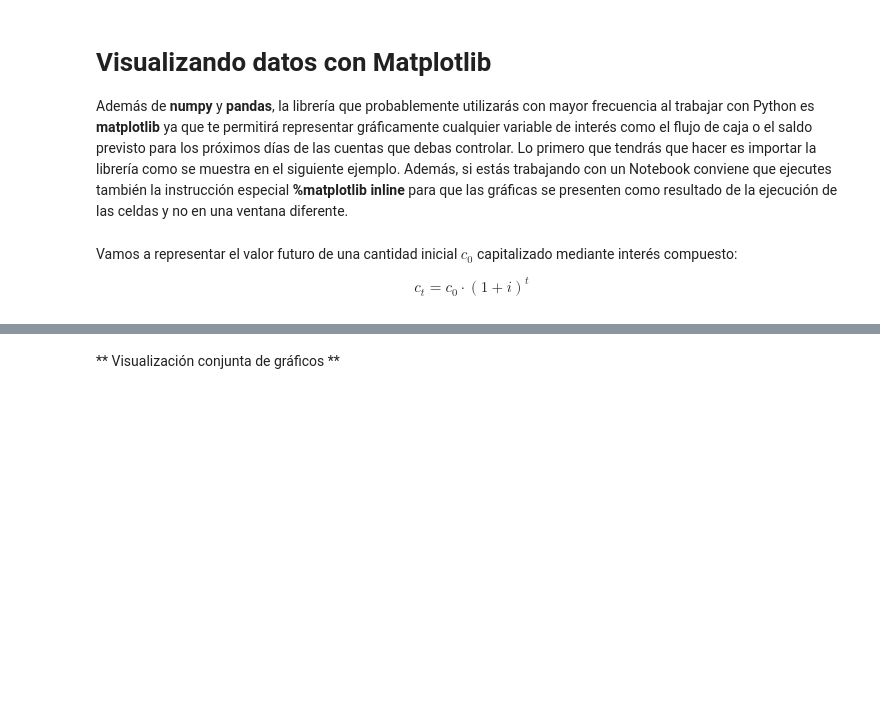
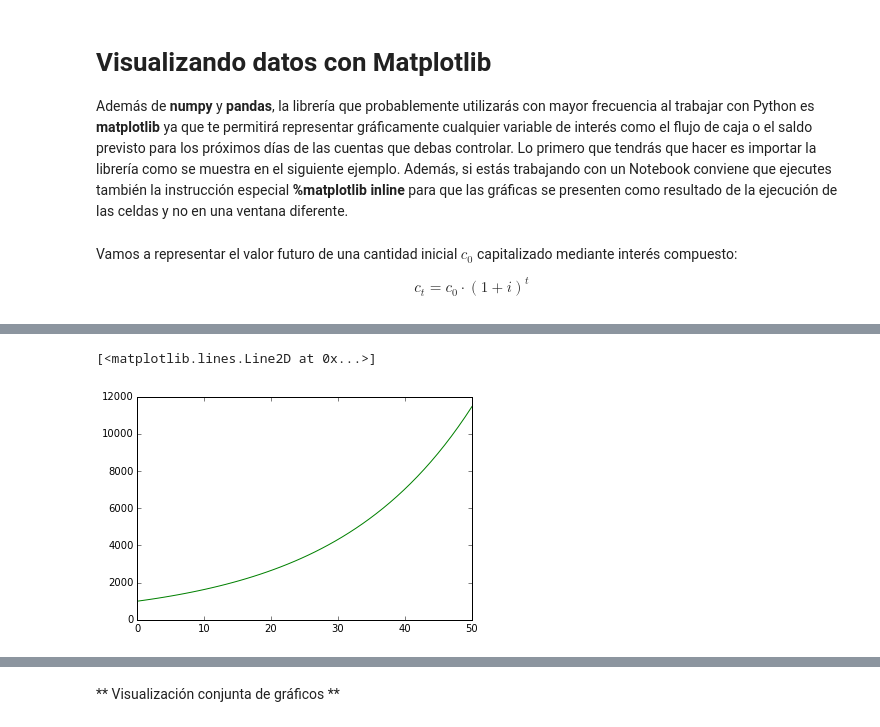
Before and after one commit to PacoSalas/Gesti-n-de-tesorer-a-con-Python, a Jupyter notebook: Sesion2.ipynb, the cells around one changed output, grey strips where cells are left out. Cells and saved outputs as stored; diff of their text form; code cells hidden in the pictures; blank space fills up the shorter version.

```diff
--- a/Sesion2.ipynb
+++ b/Sesion2.ipynb
@@ -118,7 +512,10 @@ Vamos a representar el valor futuro de una cantidad inicial $c_0$ capitalizado m
 $$c_t = c_0 \cdot (1+i)^t$$
 # %%
 # Datos de partida c0 = 1000 e i = 0.05
-
+c0 = 1000
+i = 0.05
 # Creamos vector de tiempos 50 puntos entre 0 y 50 con np. linspace
-
+t = np.linspace(0, 50, 50)
 # Calculamos ct con la fórmula
+ct = c0 * (1 + i) ** t
+ct
@@ -125,4 +536,8 @@ $$c_t = c_0 \cdot (1+i)^t$$
 # %%
 # Dibujamos la gráfica con plot
+plt.plot(t, ct, 'g')
+# %% [output]
+[<matplotlib.lines.Line2D at 0x...>]
+[figure, added]
 # %%
 # Mejoramos la gráfica representando puntos '.', color negro y añadiendo una etiqueta-label
```
Also changed, not shown: parts of 55 cells of this notebook, 9 other files.
